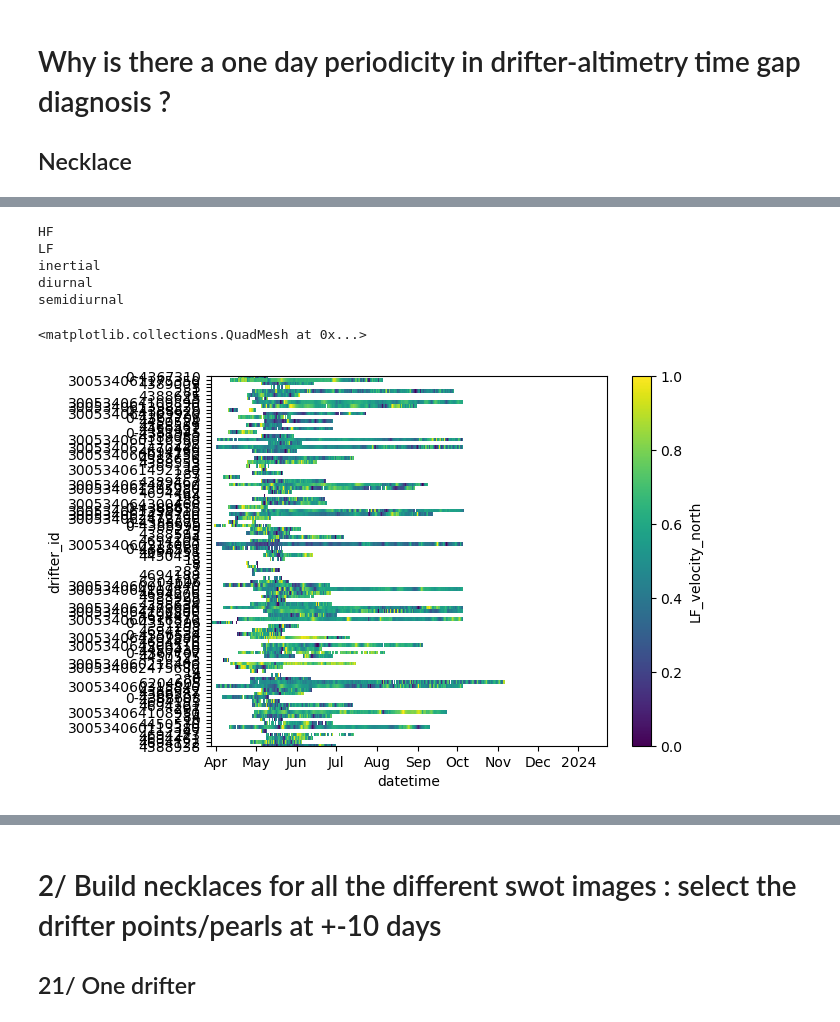
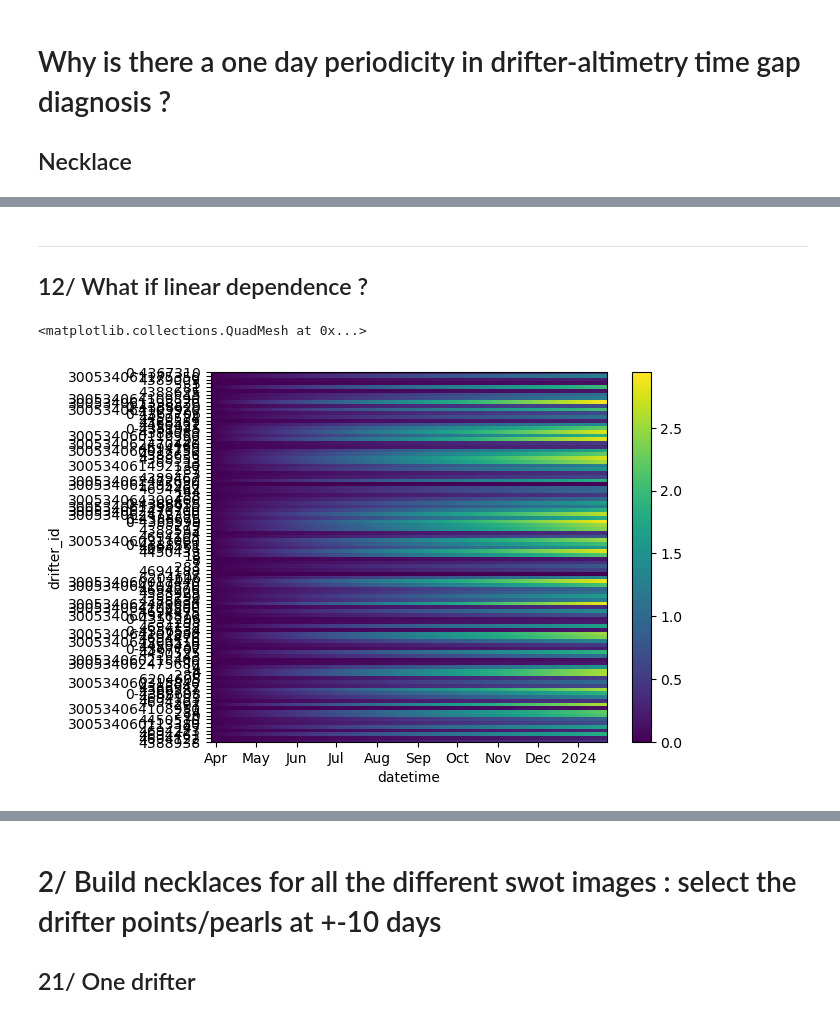
Before and after one commit to margot-demol/med_analysis, a Jupyter notebook: collier_de_perle.ipynb, the cells around one changed output, grey strips where cells are left out. Saved outputs shown, nothing was run; the diff lists cells and outputs as text; code cells hidden in the pictures.

```diff
--- a/collier_de_perle.ipynb
+++ b/collier_de_perle.ipynb
@@ -57,20 +78,11 @@ def filter_traj(ds, T=20, cutoff = { 'HF':[2.2, 70.95], 'LF': [0.88],'inertial':
-# %%
-ds_ = ds.isel(drifter_id = slice(0,100))
-dsi = filter_traj(ds_).where(ds_.gap_mask==1)
-
-
-# Min = 0 + normalized
-min_, max_ = dsi.LF_velocity_north.min('datetime'), dsi.LF_velocity_north.max('datetime')
-
-dso = (dsi.LF_velocity_north - min_)/(max_-min_)
-# %% [output]
-HF
-LF
-inertial
-diurnal
-semidiurnal
-# %%
-dso.plot()
-# %% [output]
-<matplotlib.collections.QuadMesh at 0x...>
-[figure, removed]
+# %% [markdown]
+________
+## 12/ What if linear dependence ?
+# %%
+dsl = xr.ones_like(dso)
+dsl = dsl*(dsl.time)/100
+dsl = dsl * xr.DataArray(data = np.random.rand(len(dsl.drifter_id)), coords = {'drifter_id' :dsl.drifter_id})
+dsl.plot()
+# %% [output]
+<matplotlib.collections.QuadMesh at 0x...>
+[figure, added]
```
Also changed, not shown: parts of 26 cells of this notebook, 7 other files.
